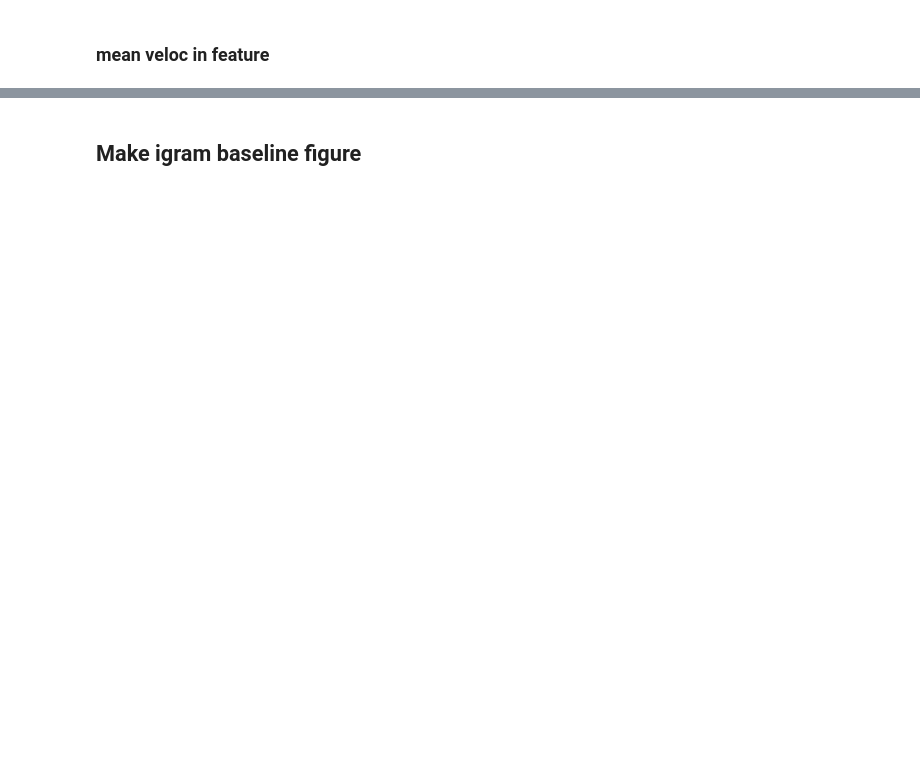
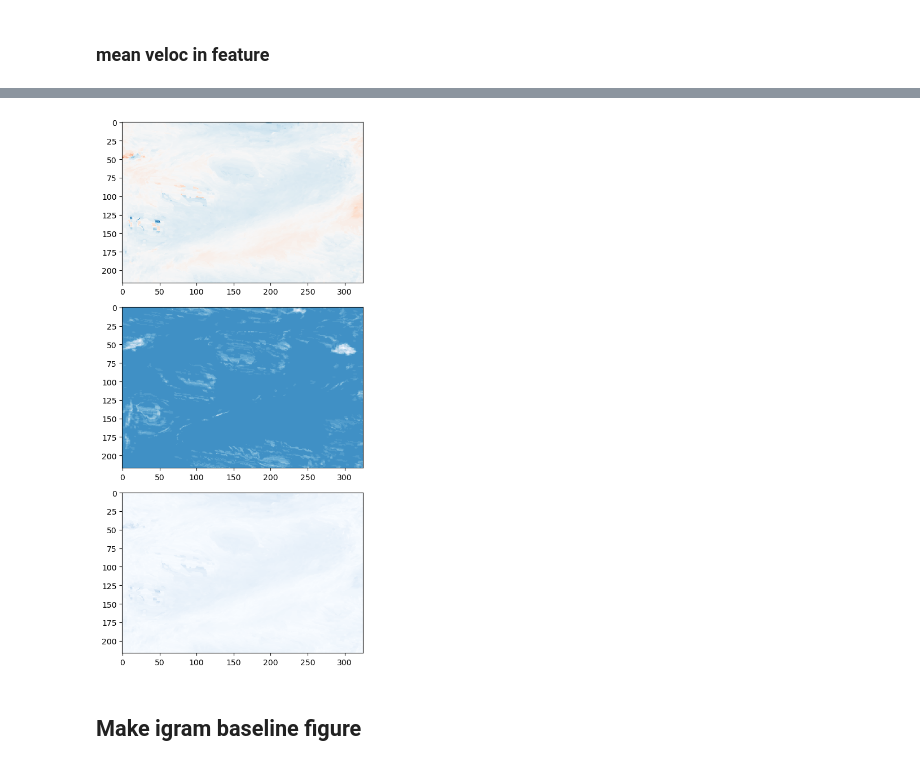
Before and after one commit to gbrencher/rmnp_landslide, a Jupyter notebook: topsApp_multi_asf.ipynb, the cells around one changed output, grey strips where cells are left out. Cells and saved outputs as stored; diff of their text form; code cells hidden in the pictures; blank space fills up the shorter version.

```diff
--- a/topsApp_multi_asf.ipynb
+++ b/topsApp_multi_asf.ipynb
@@ -327,0 +464,2 @@ np.nanmean(temp.where(temp != 0))
+# %%
+igram_high_coh = igram_ds.sel(dates=igram_ds_aoi_area.coherence.median(dim=('x', 'y')) > 0.6)
@@ -327,0 +484,10 @@ np.nanmean(temp.where(temp != 0))
+# %%
+f, ax = plt.subplots(3, 1, figsize=(10, 10))
+ax[0].imshow(igram_high_coh['veloc'].where(igram_ds['coherence'] > 0.3).median(dim='dates'),
+         cmap='RdBu', vmin=-0.4, vmax=0.4)
+ax[1].imshow(igram_high_coh['veloc'].where(igram_ds['coherence'] > 0.3).count(dim='dates'), cmap='Blues', vmax=20)
+f.tight_layout()
+ax[2].imshow(igram_high_coh['veloc'].where(igram_ds['coherence'] > 0.3).std(dim='dates'), cmap='Blues', vmax=0.4)
+f.tight_layout()
+# %% [output]
+[figure, added]
```
Also changed, not shown: parts of 29 cells of this notebook.
